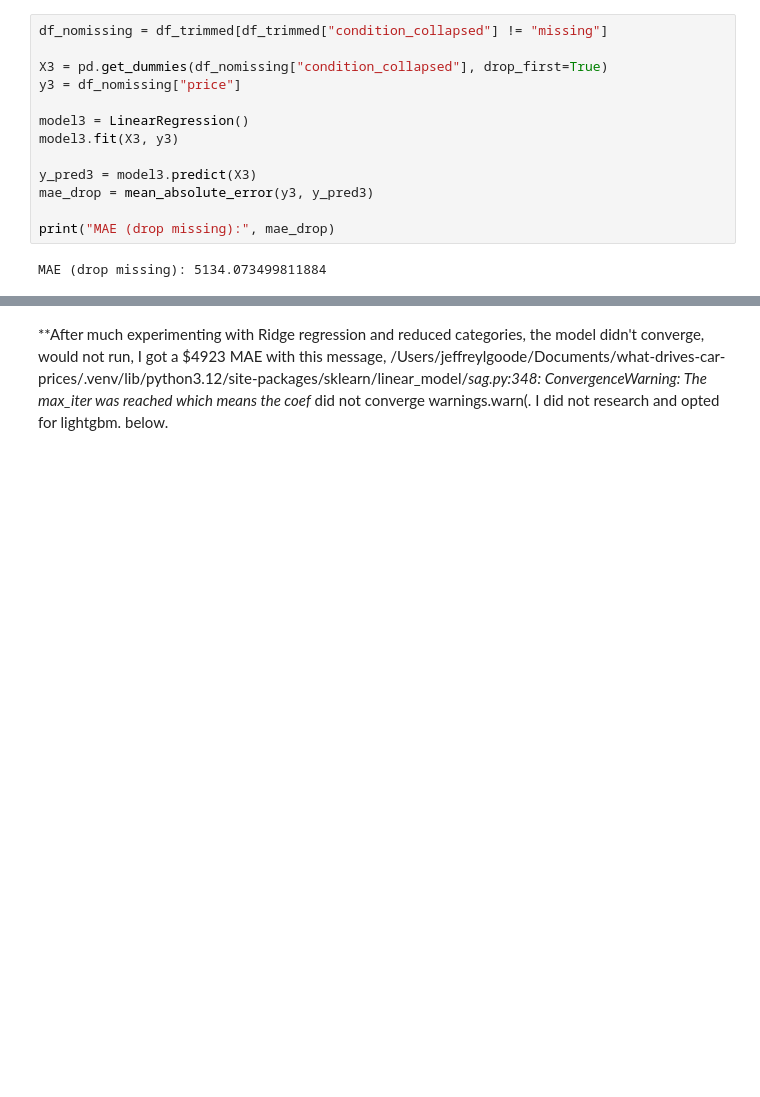
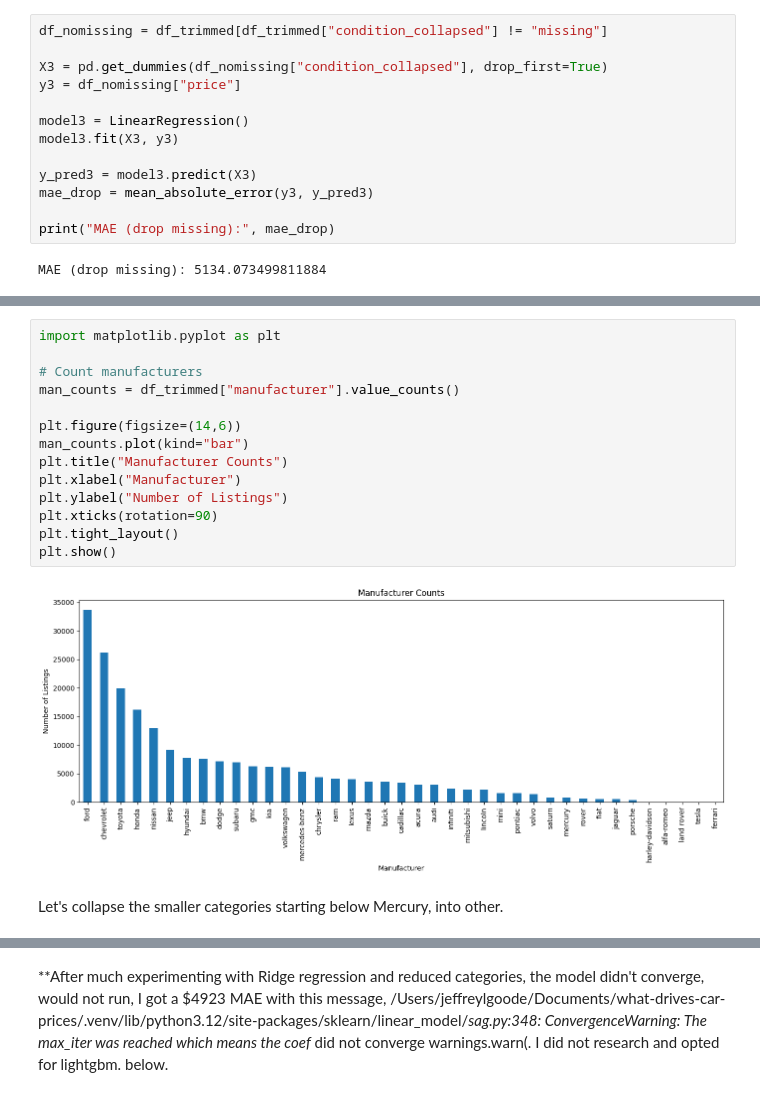
Before and after one commit to jeffreylgoode/what-drives-car-prices, a Jupyter notebook: notebooks/car_price_analysis.ipynb, the cells around one changed output, grey strips where cells are left out. Saved outputs shown, nothing was run; the diff lists cells and outputs as text; blank space fills up the shorter version.

Commit message:
Simplified manufacturers, now looking at model reduction.

```diff
--- a/notebooks/car_price_analysis.ipynb
+++ b/notebooks/car_price_analysis.ipynb
@@ -1379,0 +1405,18 @@ MAE (drop missing): 5134.073499811884
+# %%
+import matplotlib.pyplot as plt
+
+# Count manufacturers
+man_counts = df_trimmed["manufacturer"].value_counts()
+
+plt.figure(figsize=(14,6))
+man_counts.plot(kind="bar")
+plt.title("Manufacturer Counts")
+plt.xlabel("Manufacturer")
+plt.ylabel("Number of Listings")
+plt.xticks(rotation=90)
+plt.tight_layout()
+plt.show()
+# %% [output]
+[figure, added]
+# %% [markdown]
+Let's collapse the smaller categories starting below Mercury, into other.
```
Also changed, not shown: parts of 9 cells of this notebook.
